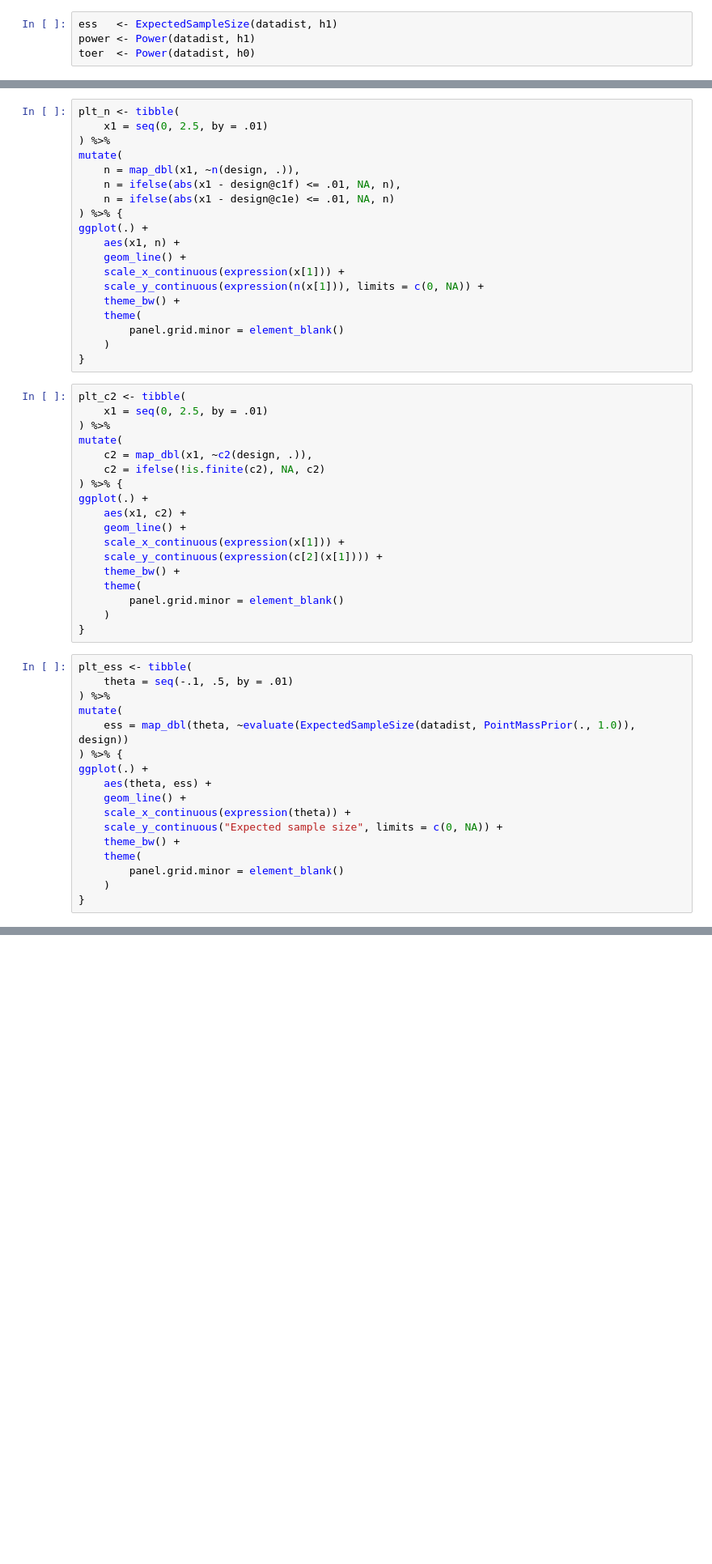
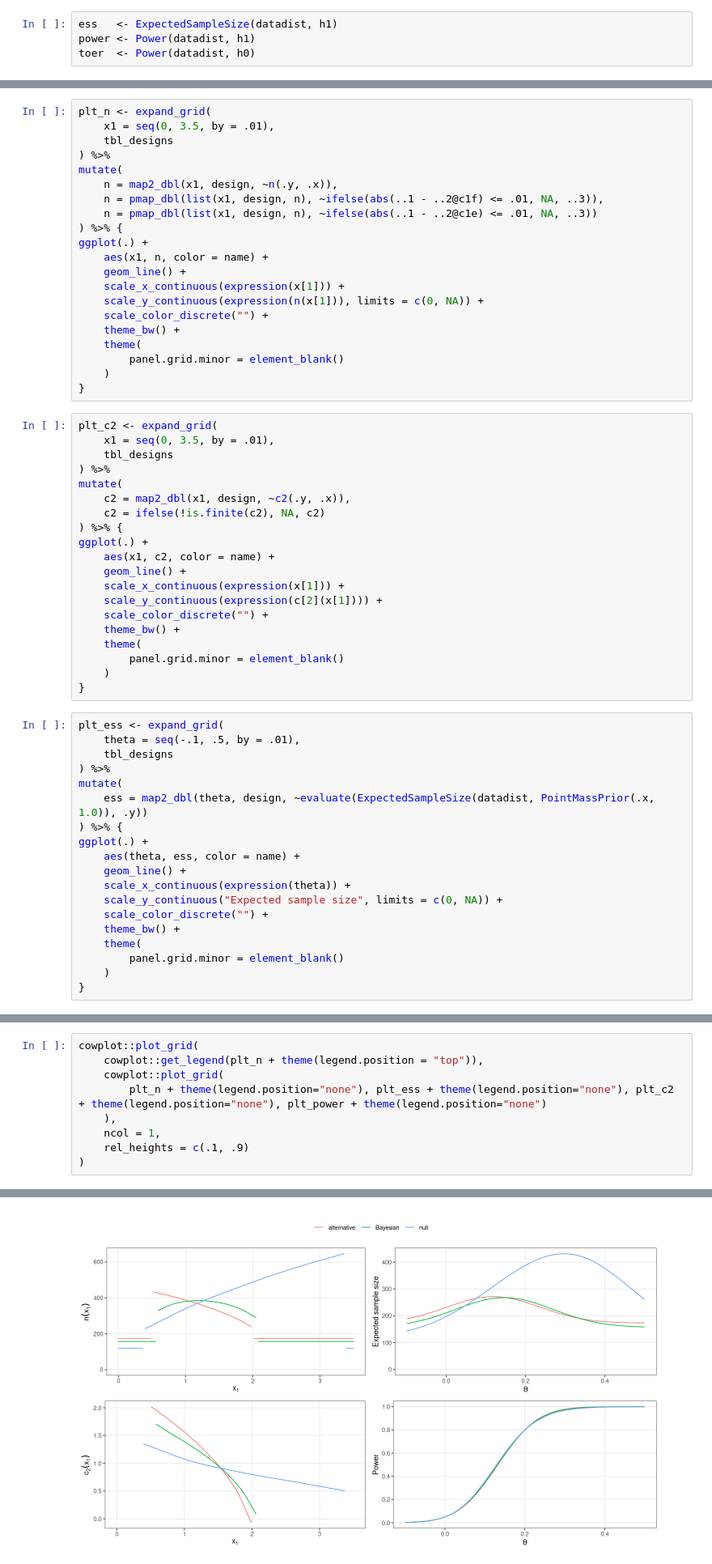
Before and after one commit to kkmann/optimal-binary-two-stage-designs, a Jupyter notebook: notebooks/continuous-case.ipynb, the cells around one changed output, grey strips where cells are left out. Shown at 81% size. Saved outputs shown, nothing was run; the diff lists cells and outputs as text; blank space fills up the shorter version.

```diff
--- a/notebooks/continuous-case.ipynb
+++ b/notebooks/continuous-case.ipynb
@@ -81,54 +158,60 @@ ggplot(.) +
     )
 }
 # %%
-plt_n <- tibble(
-    x1 = seq(0, 2.5, by = .01)
+plt_n <- expand_grid(
+    x1 = seq(0, 3.5, by = .01),
+    tbl_designs
 ) %>%
 mutate(
-    n = map_dbl(x1, ~n(design, .)),
-    n = ifelse(abs(x1 - design@c1f) <= .01, NA, n),
-    n = ifelse(abs(x1 - design@c1e) <= .01, NA, n)
+    n = map2_dbl(x1, design, ~n(.y, .x)),
+    n = pmap_dbl(list(x1, design, n), ~ifelse(abs(..1 - ..2@c1f) <= .01, NA, ..3)),
+    n = pmap_dbl(list(x1, design, n), ~ifelse(abs(..1 - ..2@c1e) <= .01, NA, ..3))
 ) %>% {
 ggplot(.) +
-    aes(x1, n) +
+    aes(x1, n, color = name) +
     geom_line() +
     scale_x_continuous(expression(x[1])) +
     scale_y_continuous(expression(n(x[1])), limits = c(0, NA)) +
+    scale_color_discrete("") +
     theme_bw() +
     theme(
         panel.grid.minor = element_blank()
     )
 }
 # %%
-plt_c2 <- tibble(
-    x1 = seq(0, 2.5, by = .01)
+plt_c2 <- expand_grid(
+    x1 = seq(0, 3.5, by = .01),
+    tbl_designs
 ) %>%
 mutate(
-    c2 = map_dbl(x1, ~c2(design, .)),
+    c2 = map2_dbl(x1, design, ~c2(.y, .x)),
     c2 = ifelse(!is.finite(c2), NA, c2)
 ) %>% {
 ggplot(.) +
-    aes(x1, c2) +
+    aes(x1, c2, color = name) +
     geom_line() +
     scale_x_continuous(expression(x[1])) +
     scale_y_continuous(expression(c[2](x[1]))) +
+    scale_color_discrete("") +
     theme_bw() +
     theme(
         panel.grid.minor = element_blank()
     )
 }
 # %%
-plt_ess <- tibble(
-    theta = seq(-.1, .5, by = .01)
+plt_ess <- expand_grid(
+    theta = seq(-.1, .5, by = .01),
+    tbl_designs
 ) %>%
 mutate(
-    ess = map_dbl(theta, ~evaluate(ExpectedSampleSize(datadist, PointMassPrior(., 1.0)), design))
+    ess = map2_dbl(theta, design, ~evaluate(ExpectedSampleSize(datadist, PointMassPrior(.x, 1.0)), .y))
 ) %>% {
 ggplot(.) +
-    aes(theta, ess) +
+    aes(theta, ess, color = name) +
     geom_line() +
     scale_x_continuous(expression(theta)) +
     scale_y_continuous("Expected sample size", limits = c(0, NA)) +
+    scale_color_discrete("") +
     theme_bw() +
     theme(
         panel.grid.minor = element_blank()
@@ -142,0 +220,10 @@ Warning message:
+# %%
+cowplot::plot_grid(
+    cowplot::get_legend(plt_n + theme(legend.position = "top")),
+    cowplot::plot_grid(
+        plt_n + theme(legend.position="none"), plt_ess + theme(legend.position="none"), plt_c2 + theme(legend.position="none"), plt_power + theme(legend.position="none")
+    ),
+    ncol = 1,
+    rel_heights = c(.1, .9)
+)
+# %% [output]
@@ -143 +232,2 @@ Warning message:
+[figure, added]
 # %%
```
Also changed, not shown: parts of 13 cells of this notebook, 3 other files.
